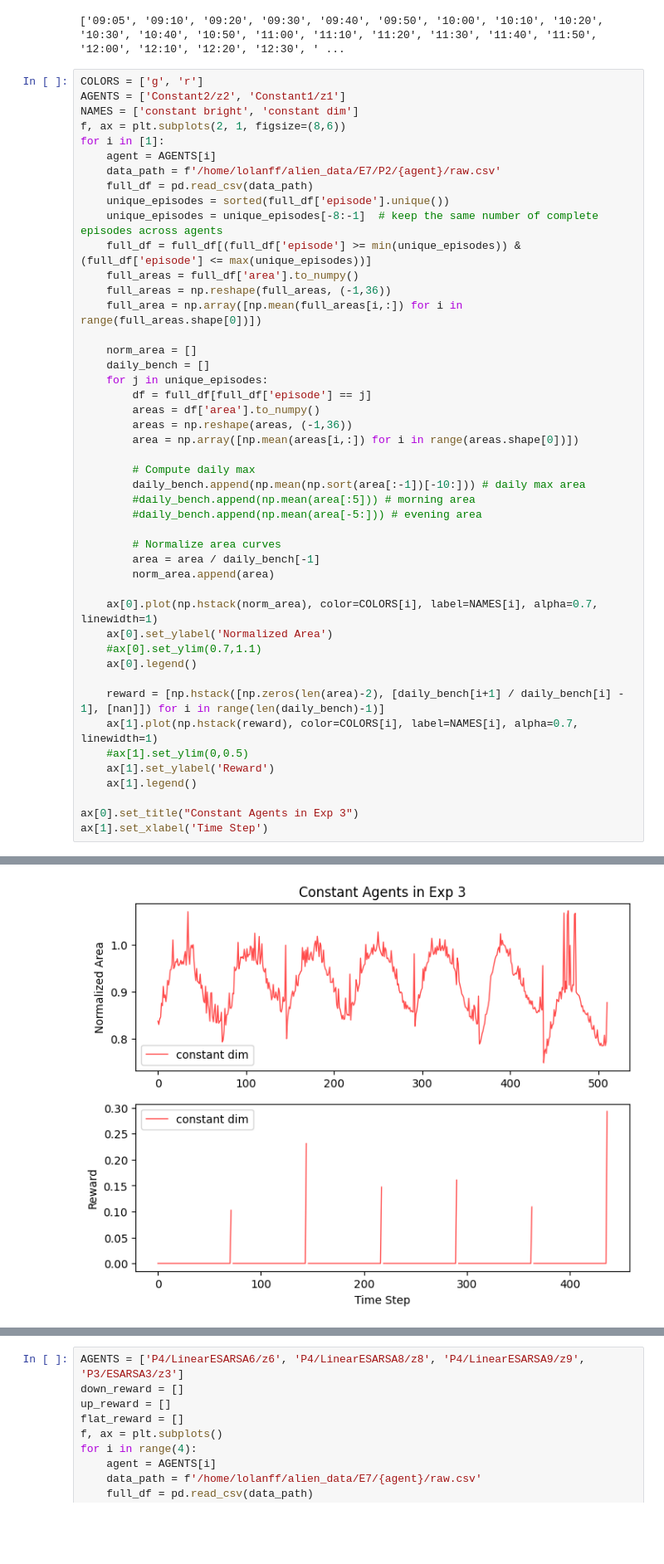
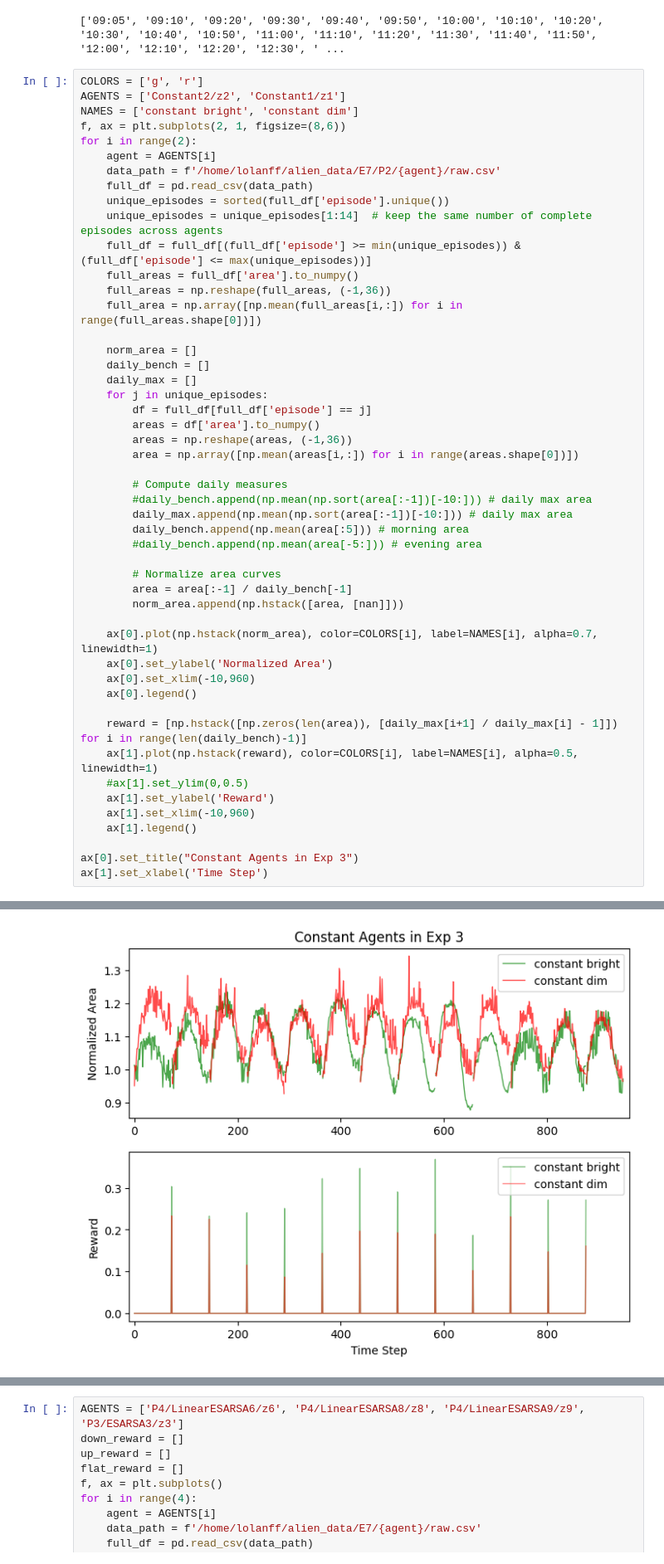
Before and after one commit to steventango/plant-rl, a Jupyter notebook: analysis/analyze_exp_data.ipynb, the cells around one changed output, grey strips where cells are left out. Shown: that part at 83% size. Drawn from its saved outputs; the diff is of its cells as text; blank space fills up the shorter version.

```diff
--- a/analysis/analyze_exp_data.ipynb
+++ b/analysis/analyze_exp_data.ipynb
@@ -20,50 +20,53 @@ COLORS = ['g', 'r']
 AGENTS = ['Constant2/z2', 'Constant1/z1']
 NAMES = ['constant bright', 'constant dim']
 f, ax = plt.subplots(2, 1, figsize=(8,6))
-for i in [1]:
+for i in range(2):
     agent = AGENTS[i]
     data_path = f'/home/lolanff/alien_data/E7/P2/{agent}/raw.csv'
     full_df = pd.read_csv(data_path)
     unique_episodes = sorted(full_df['episode'].unique())
-    unique_episodes = unique_episodes[-8:-1]  # keep the same number of complete episodes across agents
+    unique_episodes = unique_episodes[1:14]  # keep the same number of complete episodes across agents
     full_df = full_df[(full_df['episode'] >= min(unique_episodes)) & (full_df['episode'] <= max(unique_episodes))]
     full_areas = full_df['area'].to_numpy()
     full_areas = np.reshape(full_areas, (-1,36))
     full_area = np.array([np.mean(full_areas[i,:]) for i in range(full_areas.shape[0])])
 
     norm_area = []
     daily_bench = []
+    daily_max = []
     for j in unique_episodes:
         df = full_df[full_df['episode'] == j]
         areas = df['area'].to_numpy()
         areas = np.reshape(areas, (-1,36))
         area = np.array([np.mean(areas[i,:]) for i in range(areas.shape[0])])
 
-        # Compute daily max
-        daily_bench.append(np.mean(np.sort(area[:-1])[-10:])) # daily max area
-        #daily_bench.append(np.mean(area[:5])) # morning area
+        # Compute daily measures
+        #daily_bench.append(np.mean(np.sort(area[:-1])[-10:])) # daily max area
+        daily_max.append(np.mean(np.sort(area[:-1])[-10:])) # daily max area
+        daily_bench.append(np.mean(area[:5])) # morning area
         #daily_bench.append(np.mean(area[-5:])) # evening area
 
         # Normalize area curves
-        area = area / daily_bench[-1]
-        norm_area.append(area)
+        area = area[:-1] / daily_bench[-1]
+        norm_area.append(np.hstack([area, [nan]]))
 
     ax[0].plot(np.hstack(norm_area), color=COLORS[i], label=NAMES[i], alpha=0.7, linewidth=1)
     ax[0].set_ylabel('Normalized Area')
-    #ax[0].set_ylim(0.7,1.1)
+    ax[0].set_xlim(-10,960)
     ax[0].legend()
 
-    reward = [np.hstack([np.zeros(len(area)-2), [daily_bench[i+1] / daily_bench[i] - 1], [nan]]) for i in range(len(daily_bench)-1)]
-    ax[1].plot(np.hstack(reward), color=COLORS[i], label=NAMES[i], alpha=0.7, linewidth=1)
+    reward = [np.hstack([np.zeros(len(area)), [daily_max[i+1] / daily_max[i] - 1]]) for i in range(len(daily_bench)-1)]
+    ax[1].plot(np.hstack(reward), color=COLORS[i], label=NAMES[i], alpha=0.5, linewidth=1)
     #ax[1].set_ylim(0,0.5)
     ax[1].set_ylabel('Reward')
+    ax[1].set_xlim(-10,960)
     ax[1].legend()
 
 ax[0].set_title("Constant Agents in Exp 3")
 ax[1].set_xlabel('Time Step')
 # %% [output]
 Text(0.5, 0, 'Time Step')
-[figure, old version]
+[figure, new version]
 # %%
 def moving_diff(x, n=10):
     return np.array([np.mean(x[i:i+n]) - np.mean(x[i-n:i]) for i in range(len(x)-n)])
```
Also changed, not shown: parts of 2 cells of this notebook, 6 other files.
